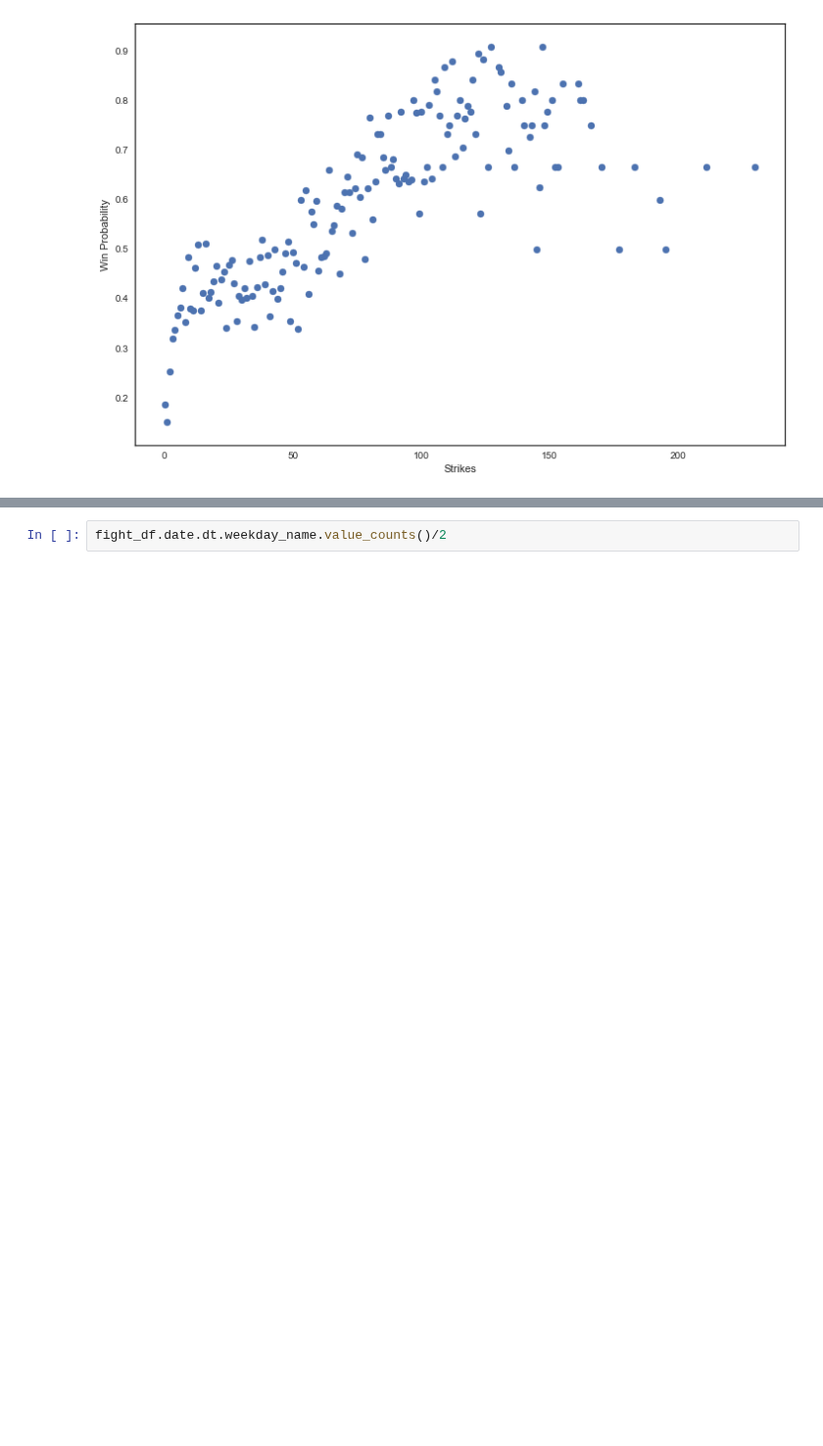
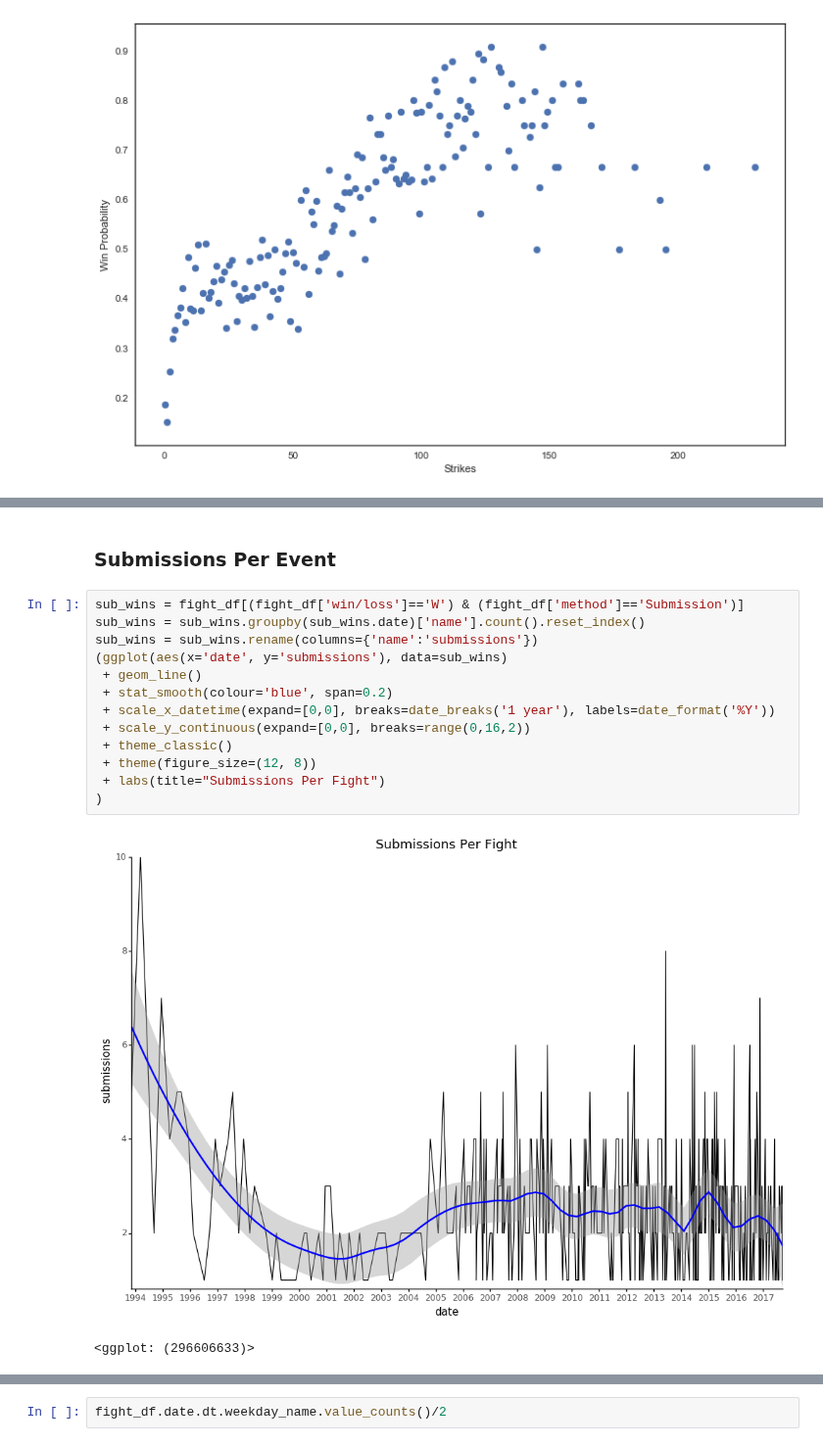
Before and after one commit to cfergusonlee/ufc_fight_analysis, a Jupyter notebook: ufc_analysis.ipynb, the cells around one changed output, grey strips where cells are left out. Shown at 98% size. Cells and saved outputs as stored; diff of their text form; blank space fills up the shorter version.

```diff
--- a/ufc_analysis.ipynb
+++ b/ufc_analysis.ipynb
@@ -730,0 +722,18 @@ from mizani.formatters import date_format
+# %% [markdown]
+### Submissions Per Event
+# %%
+sub_wins = fight_df[(fight_df['win/loss']=='W') & (fight_df['method']=='Submission')]
+sub_wins = sub_wins.groupby(sub_wins.date)['name'].count().reset_index()
+sub_wins = sub_wins.rename(columns={'name':'submissions'})
+(ggplot(aes(x='date', y='submissions'), data=sub_wins)
+ + geom_line()
+ + stat_smooth(colour='blue', span=0.2)
+ + scale_x_datetime(expand=[0,0], breaks=date_breaks('1 year'), labels=date_format('%Y'))
+ + scale_y_continuous(expand=[0,0], breaks=range(0,16,2))
+ + theme_classic()
+ + theme(figure_size=(12, 8))
+ + labs(title="Submissions Per Fight")
+)
+# %% [output]
+[figure, added]
+<ggplot: (296606633)>
```
Also changed, not shown: parts of 76 cells of this notebook, 3 other files.
